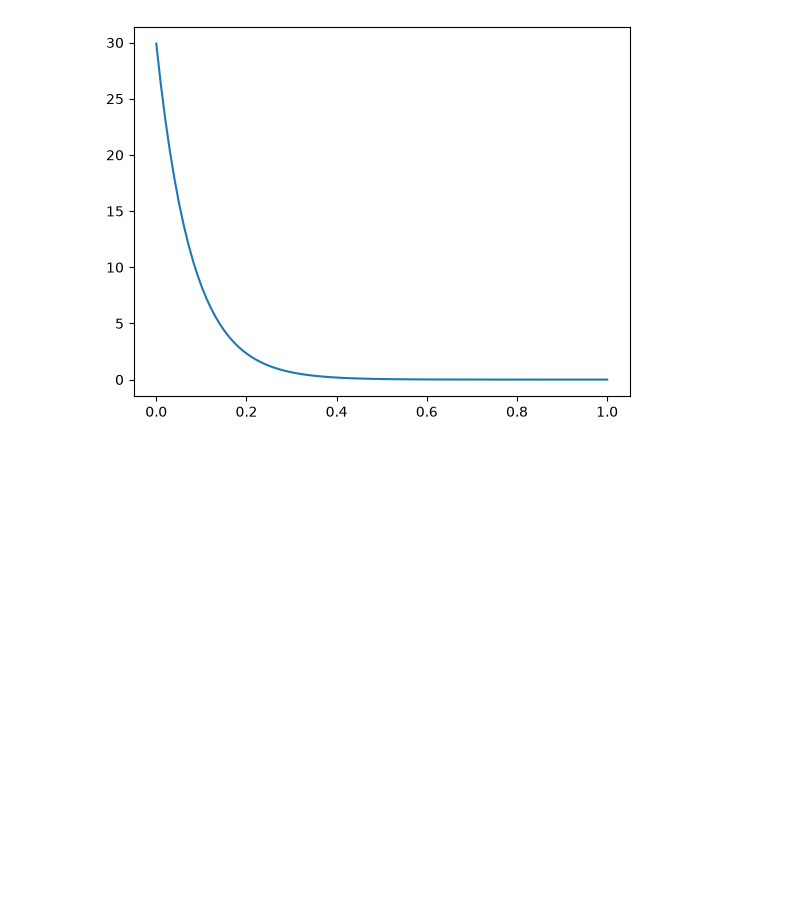
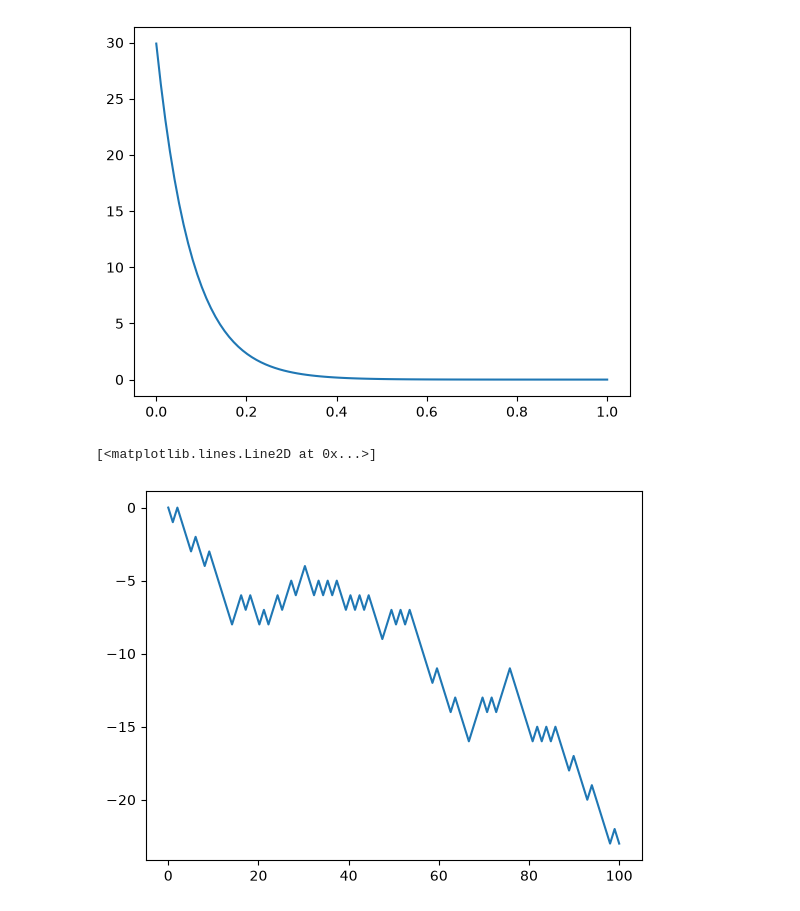
Before and after one commit to Richard-Ubege/python_for_finance, a Jupyter notebook: monte_carlo_options.ipynb, the cells around one changed output. Cells and saved outputs as stored; diff of their text form; code cells hidden in the pictures; blank space fills up the shorter version.

Commit message:
Added random walk

```diff
--- a/monte_carlo_options.ipynb
+++ b/monte_carlo_options.ipynb
@@ -21,3 +21,26 @@ plt.plot(x,y)
 # %% [output]
 [<matplotlib.lines.Line2D at 0x...>]
 [figure]
+# %%
+#Random walk
+
+def random_walk(n, p):
+    S_n = [0]
+    for i in range(1, n):
+        r = np.random.uniform()
+        if r < p:
+            S_n.append(S_n[i-1] + 1)
+        else:
+           S_n.append(S_n[i-1] - 1)
+
+    return S_n
+# %%
+
+n = 100
+x = np.linspace(0, n, n)
+p = 0.4
+S_n = random_walk(n, p)
+plt.plot(x, S_n)
+# %% [output]
+[<matplotlib.lines.Line2D at 0x...>]
+[figure, added]
```
